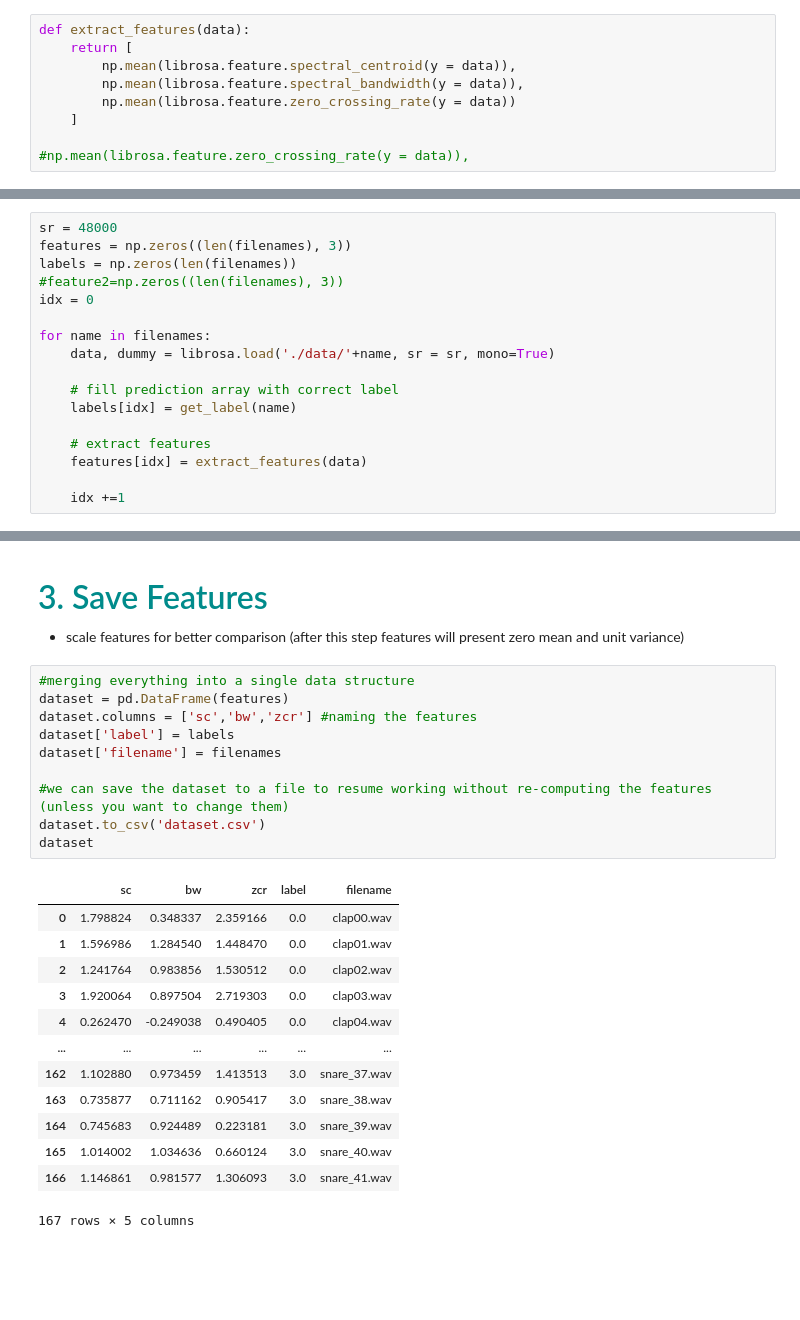
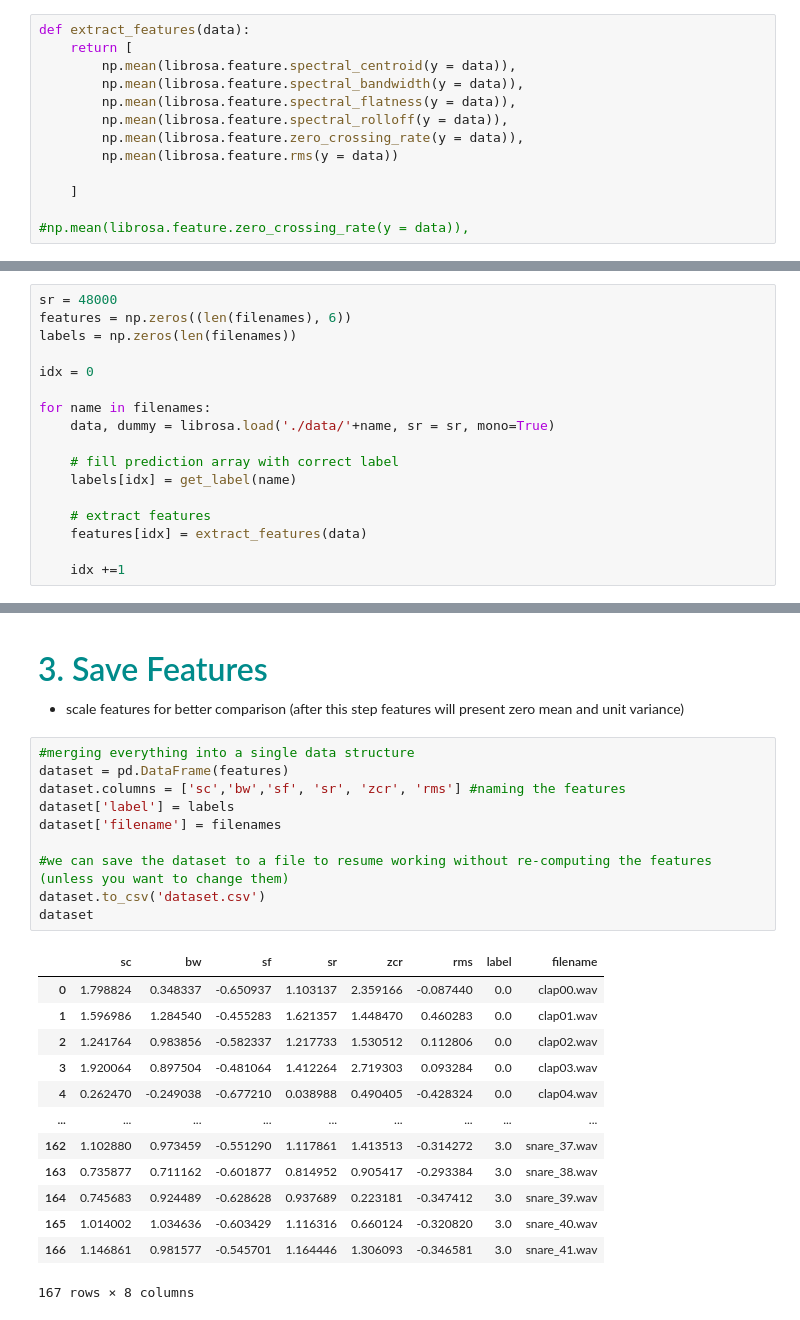
Before and after one commit to HNuijens/AudioMachineLearning, a Jupyter notebook: Feature Extraction.ipynb, the cells around one changed output, grey strips where cells are left out. Cells and saved outputs as stored; diff of their text form; blank space fills up the shorter version.

```diff
--- a/Feature Extraction.ipynb
+++ b/Feature Extraction.ipynb
@@ -29,7 +29,11 @@ def extract_features(data):
     return [
         np.mean(librosa.feature.spectral_centroid(y = data)),
         np.mean(librosa.feature.spectral_bandwidth(y = data)),
-        np.mean(librosa.feature.zero_crossing_rate(y = data))
+        np.mean(librosa.feature.spectral_flatness(y = data)),
+        np.mean(librosa.feature.spectral_rolloff(y = data)),
+        np.mean(librosa.feature.zero_crossing_rate(y = data)),
+        np.mean(librosa.feature.rms(y = data))
+
     ]
 
 #np.mean(librosa.feature.zero_crossing_rate(y = data)),
@@ -45,9 +49,9 @@ def get_label(name):
         return 3
 # %%
 sr = 48000
-features = np.zeros((len(filenames), 3))
+features = np.zeros((len(filenames), 6))
 labels = np.zeros(len(filenames))
-#feature2=np.zeros((len(filenames), 3))
+
 idx = 0
 
 for name in filenames:
@@ -124,24 +138,24 @@ ax.legend()
 # %%
 #merging everything into a single data structure
 dataset = pd.DataFrame(features)
-dataset.columns = ['sc','bw','zcr'] #naming the features
+dataset.columns = ['sc','bw','sf', 'sr', 'zcr', 'rms'] #naming the features
 dataset['label'] = labels
 dataset['filename'] = filenames
 
 #we can save the dataset to a file to resume working without re-computing the features (unless you want to change them)
 dataset.to_csv('dataset.csv')
 dataset
 # %% [output]
-|  | sc | bw | zcr | label | filename |
-| 0 | 1.798824 | 0.348337 | 2.359166 | 0.0 | clap00.wav |
-| 1 | 1.596986 | 1.284540 | 1.448470 | 0.0 | clap01.wav |
-| 2 | 1.241764 | 0.983856 | 1.530512 | 0.0 | clap02.wav |
-| 3 | 1.920064 | 0.897504 | 2.719303 | 0.0 | clap03.wav |
-| 4 | 0.262470 | -0.249038 | 0.490405 | 0.0 | clap04.wav |
-| ... | ... | ... | ... | ... | ... |
-| 162 | 1.102880 | 0.973459 | 1.413513 | 3.0 | snare_37.wav |
-| 163 | 0.735877 | 0.711162 | 0.905417 | 3.0 | snare_38.wav |
-| 164 | 0.745683 | 0.924489 | 0.223181 | 3.0 | snare_39.wav |
-| 165 | 1.014002 | 1.034636 | 0.660124 | 3.0 | snare_40.wav |
-| 166 | 1.146861 | 0.981577 | 1.306093 | 3.0 | snare_41.wav |
+|  | sc | bw | sf | sr | zcr | rms | label | filename |
+| 0 | 1.798824 | 0.348337 | -0.650937 | 1.103137 | 2.359166 | -0.087440 | 0.0 | clap00.wav |
+| 1 | 1.596986 | 1.284540 | -0.455283 | 1.621357 | 1.448470 | 0.460283 | 0.0 | clap01.wav |
+| 2 | 1.241764 | 0.983856 | -0.582337 | 1.217733 | 1.530512 | 0.112806 | 0.0 | clap02.wav |
+| 3 | 1.920064 | 0.897504 | -0.481064 | 1.412264 | 2.719303 | 0.093284 | 0.0 | clap03.wav |
+| 4 | 0.262470 | -0.249038 | -0.677210 | 0.038988 | 0.490405 | -0.428324 | 0.0 | clap04.wav |
+| ... | ... | ... | ... | ... | ... | ... | ... | ... |
+| 162 | 1.102880 | 0.973459 | -0.551290 | 1.117861 | 1.413513 | -0.314272 | 3.0 | snare_37.wav |
+| 163 | 0.735877 | 0.711162 | -0.601877 | 0.814952 | 0.905417 | -0.293384 | 3.0 | snare_38.wav |
+| 164 | 0.745683 | 0.924489 | -0.628628 | 0.937689 | 0.223181 | -0.347412 | 3.0 | snare_39.wav |
+| 165 | 1.014002 | 1.034636 | -0.603429 | 1.116316 | 0.660124 | -0.320820 | 3.0 | snare_40.wav |
+| 166 | 1.146861 | 0.981577 | -0.545701 | 1.164446 | 1.306093 | -0.346581 | 3.0 | snare_41.wav |
-167 rows × 5 columns
+167 rows × 8 columns
```
Also changed, not shown: parts of 5 cells of this notebook, 1 other file.
